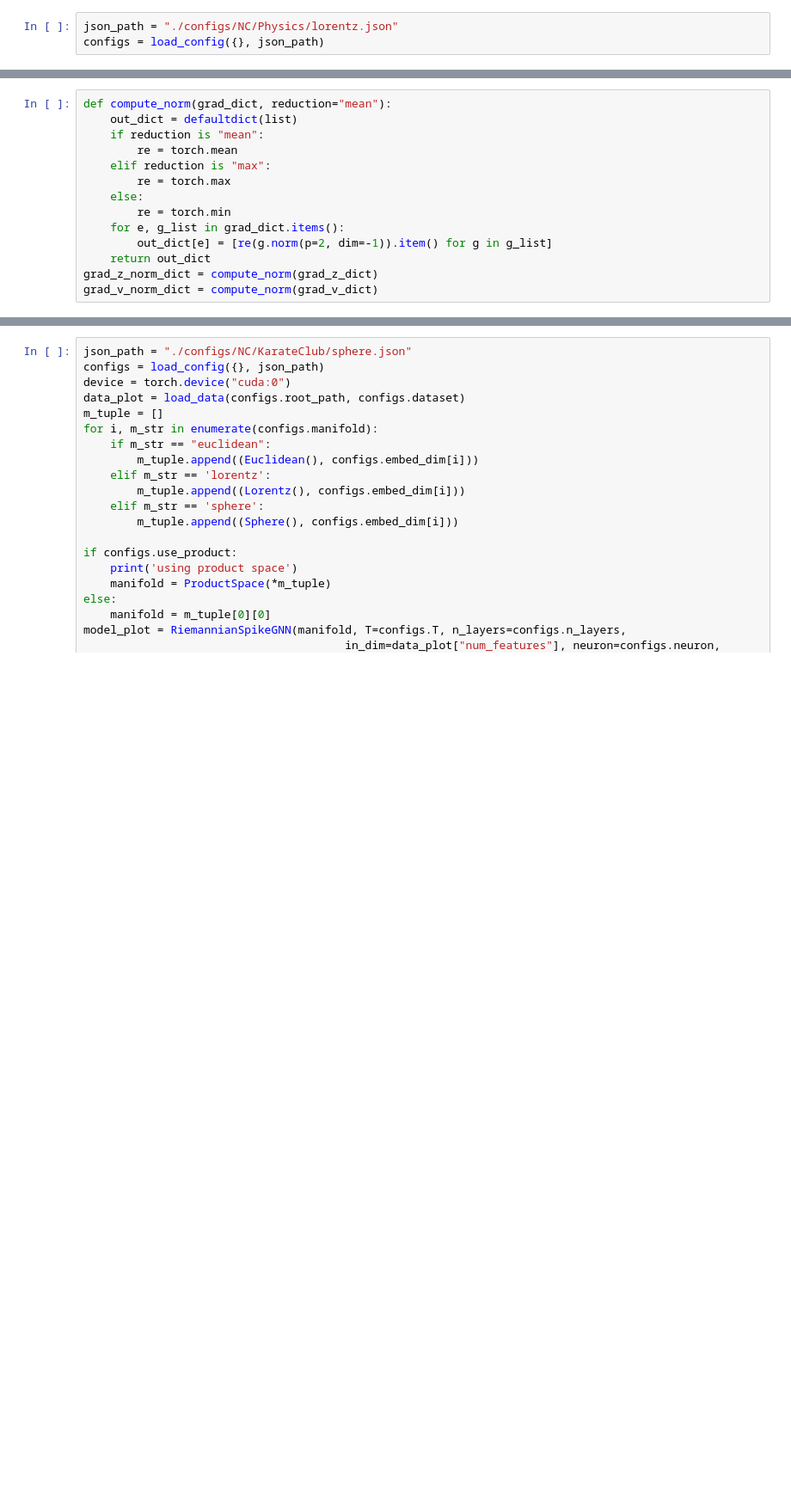
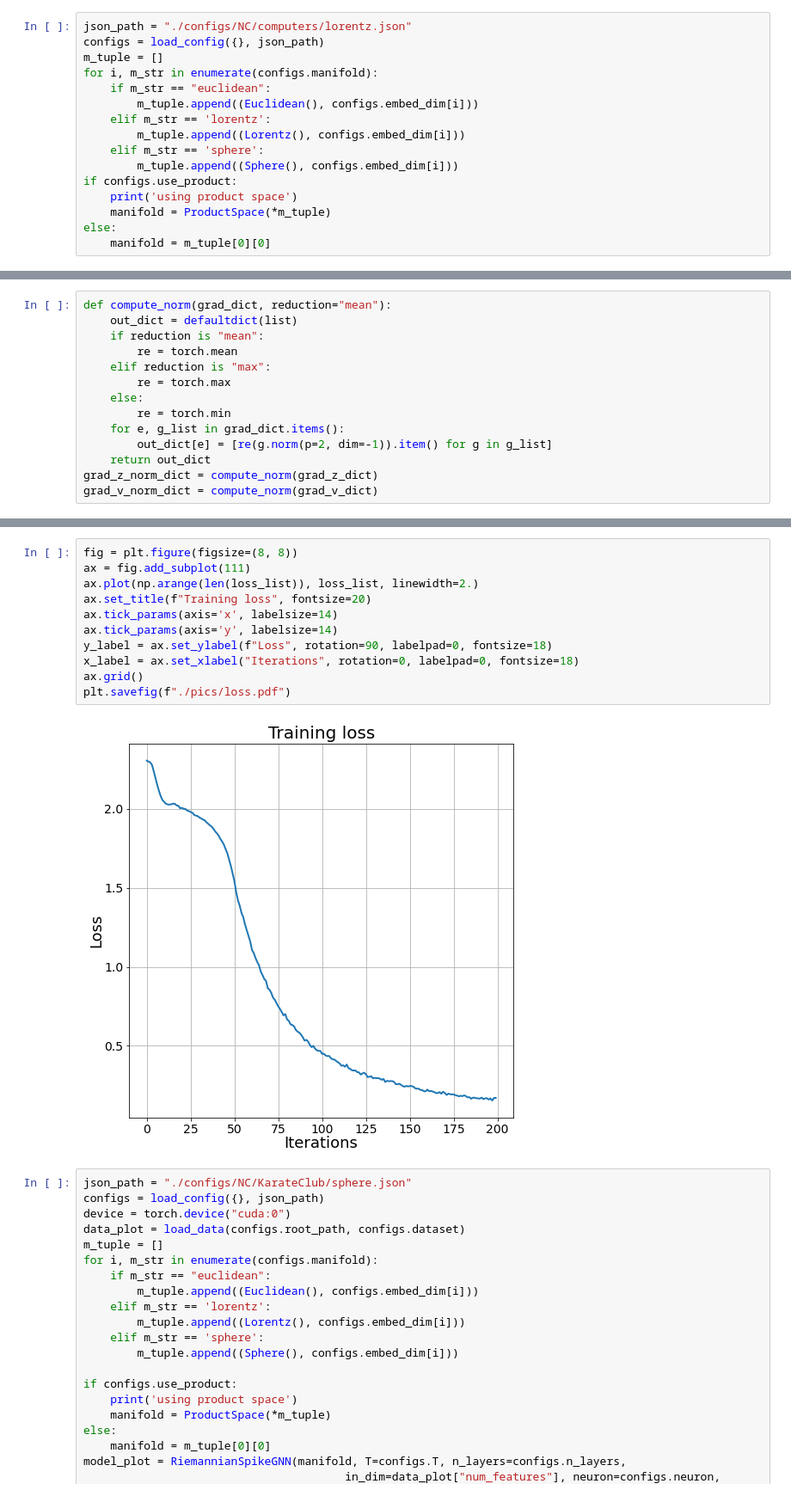
Before and after one commit to ZhenhHuang/MSG, a Jupyter notebook: visualization.ipynb, the cells around one changed output, grey strips where cells are left out. Shown: that part at 86% size. Cells and saved outputs as stored; diff of their text form; blank space fills up the shorter version.

```diff
--- a/visualization.ipynb
+++ b/visualization.ipynb
@@ -80,8 +78,21 @@ def grad_hook(module, grad_input, grad_output):
 #         bh = module.register_backward_hook(grad_hook)
 #         back_hooks.append(bh)
 # %%
-json_path = "./configs/NC/Physics/lorentz.json"
+json_path = "./configs/NC/computers/lorentz.json"
 configs = load_config({}, json_path)
+m_tuple = []
+for i, m_str in enumerate(configs.manifold):
+    if m_str == "euclidean":
+        m_tuple.append((Euclidean(), configs.embed_dim[i]))
+    elif m_str == 'lorentz':
+        m_tuple.append((Lorentz(), configs.embed_dim[i]))
+    elif m_str == 'sphere':
+        m_tuple.append((Sphere(), configs.embed_dim[i]))
+if configs.use_product:
+    print('using product space')
+    manifold = ProductSpace(*m_tuple)
+else:
+    manifold = m_tuple[0][0]
 # %%
 from geoopt.optim import RiemannianAdam
 from collections import defaultdict
@@ -196,3 +215,16 @@ plot_grad_norm(grad_v_norm_dict, configs.n_layers + 1, obj="v")
+# %%
+fig = plt.figure(figsize=(8, 8))
+ax = fig.add_subplot(111)
+ax.plot(np.arange(len(loss_list)), loss_list, linewidth=2.)
+ax.set_title(f"Training loss", fontsize=20)
+ax.tick_params(axis='x', labelsize=14)
+ax.tick_params(axis='y', labelsize=14)
+y_label = ax.set_ylabel(f"Loss", rotation=90, labelpad=0, fontsize=18)
+x_label = ax.set_xlabel("Iterations", rotation=0, labelpad=0, fontsize=18)
+ax.grid()
+plt.savefig(f"./pics/loss.pdf")
+# %% [output]
+[figure, added]
 # %%
 json_path = "./configs/NC/KarateClub/sphere.json"
 configs = load_config({}, json_path)
```
Also changed, not shown: parts of 7 cells of this notebook, 4 other files.
